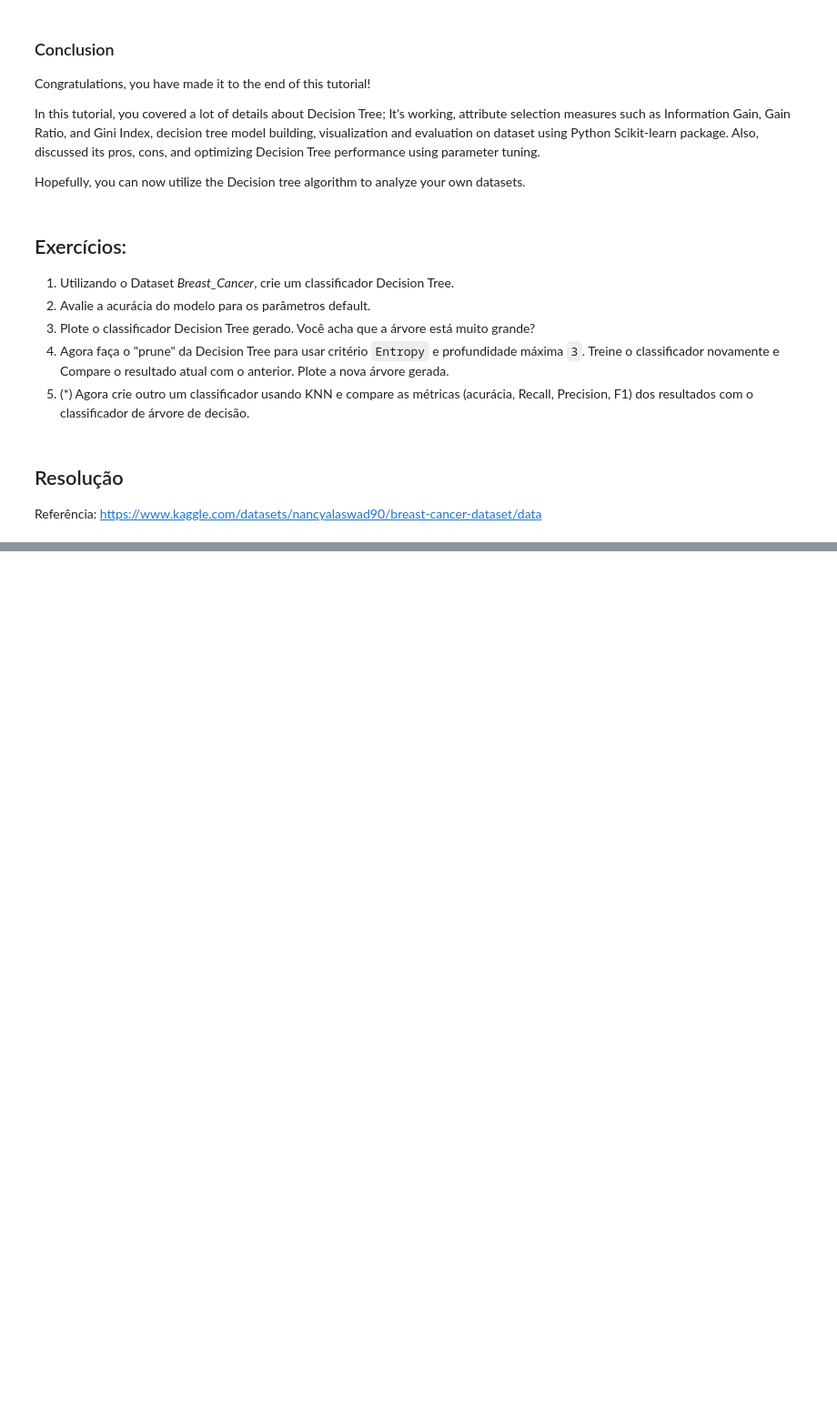
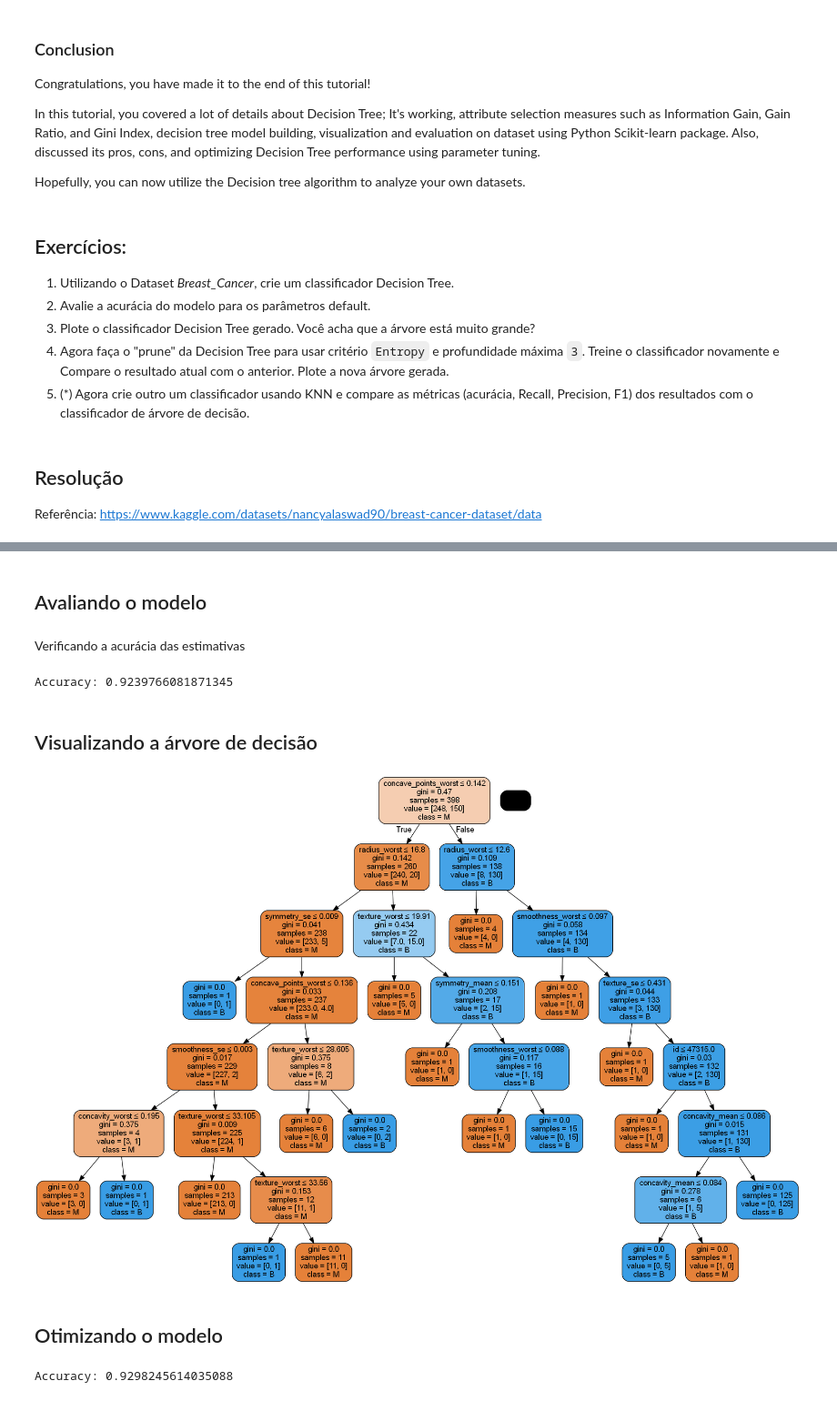
Before and after one commit to DeSouzaSR/Pos-graduacao_Mineracao_Dados_IFES, a Jupyter notebook: Aprendizado_de_Maquina_Modelos_Preditivos/notebooks/arvore_decisao.ipynb, the cells around one changed output, grey strips where cells are left out. Shown: that part at 91% size. Drawn from its saved outputs; the diff is of its cells as text; code cells hidden in the pictures; blank space fills up the shorter version.

Commit message:
Conclui exercícios sobre árvore de decisão de estudos sobre câncer

```diff
--- a/Aprendizado_de_Maquina_Modelos_Preditivos/notebooks/arvore_decisao.ipynb
+++ b/Aprendizado_de_Maquina_Modelos_Preditivos/notebooks/arvore_decisao.ipynb
@@ -290,0 +355,4 @@ Trabalhar no dado do cance com KNN também.
+# %%
+X = dataset.loc[:, dataset.columns != 'diagnosis']
+
+y = dataset['diagnosis']
@@ -290,0 +378,4 @@ Trabalhar no dado do cance com KNN também.
+# %%
+# 70% training and 30% test
+X_train, X_test, \
+y_train, y_test = train_test_split(X, y, test_size=0.3)
@@ -290,0 +395,3 @@ Trabalhar no dado do cance com KNN também.
+# %%
+# Create Decision Tree classifer object
+clf = DecisionTreeClassifier()
@@ -290,0 +400,3 @@ Trabalhar no dado do cance com KNN também.
+# %%
+# Train Decision Tree Classifer
+clf.fit(X_train, y_train)
@@ -290,0 +410,11 @@ Trabalhar no dado do cance com KNN também.
+# %% [markdown]
+## Avaliando o modelo
+# %% [markdown]
+Verificando a acurácia das estimativas
+# %%
+# Model Accuracy, how often is the classifier correct?
+print("Accuracy:", metrics.accuracy_score(y_test, clf.predict(X_test)))
+# %% [output]
+Accuracy: 0.9239766081871345
+# %% [markdown]
+## Visualizando a árvore de decisão
@@ -290,0 +428,33 @@ Trabalhar no dado do cance com KNN também.
+# %%
+target_names  = ['M', 'B']
+
+dot_data = StringIO()
+
+export_graphviz(clf, out_file=dot_data,
+                filled=True, rounded=True,
+                special_characters=True,
+                feature_names = X.columns,
+                class_names   = target_names)
+
+graph = pydotplus.graph_from_dot_data(dot_data.getvalue())
+
+#graph.write_png('Breast.png')
+Image(graph.create_png())
+# %% [output]
+[figure, added]
+# %% [markdown]
+## Otimizando o modelo
+# %%
+# Create Decision Tree classifer object
+clf = DecisionTreeClassifier(criterion="entropy", max_depth=2)
+
+# Train Decision Tree Classifer
+clf.fit(X_train, y_train)
+
+#Predict the response for test dataset
+y_pred = clf.predict(X_test)
+
+# Model Accuracy, how often is the classifier correct?
+print("Accuracy:", metrics.accuracy_score(y_test, y_pred))
+# %% [output]
+Accuracy: 0.9298245614035088
```
Also changed, not shown: parts of 27 cells of this notebook, 4 other files.
